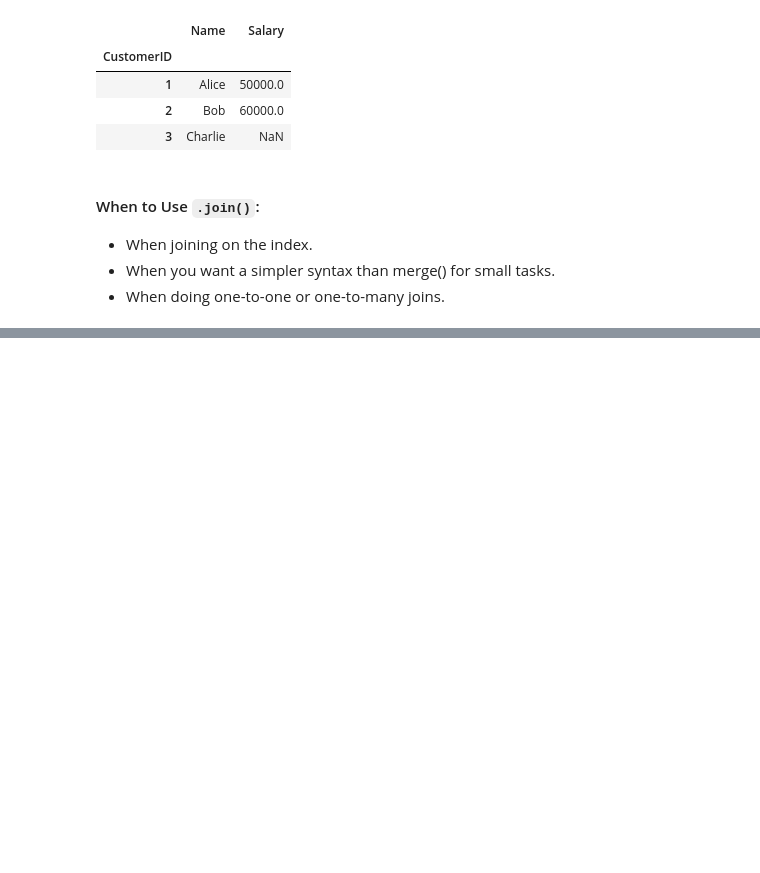
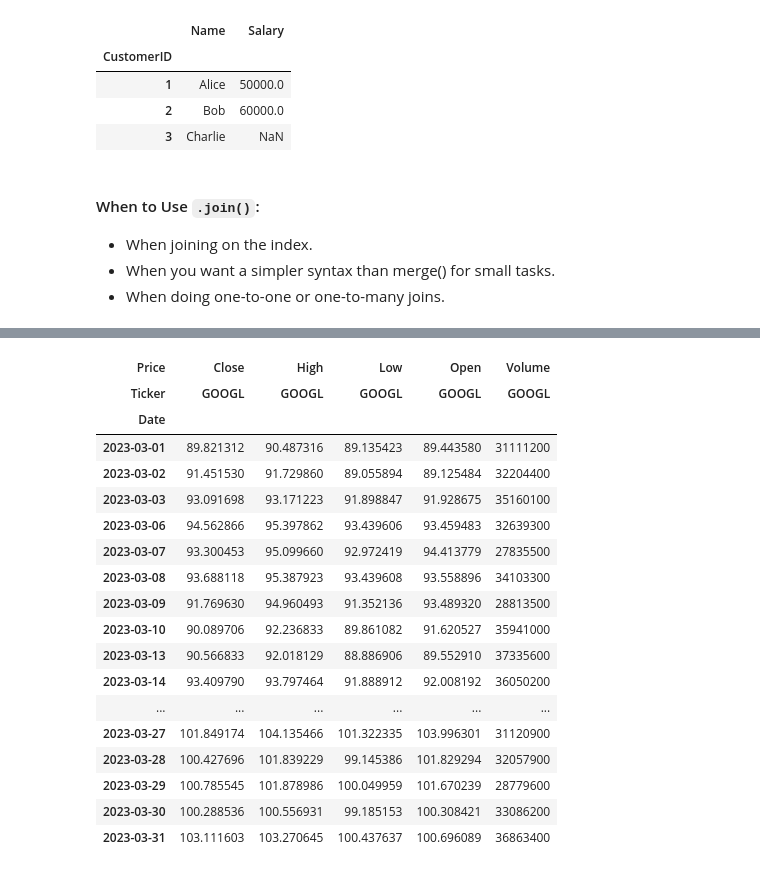
Before and after one commit to bonareri/data-science-class, a Jupyter notebook: 05-Python_for_Data_Science/06_Pandas_Data_Analysis.ipynb, the cells around one changed output, grey strips where cells are left out. Cells and saved outputs as stored; diff of their text form; code cells hidden in the pictures; blank space fills up the shorter version.

```diff
--- a/05-Python_for_Data_Science/06_Pandas_Data_Analysis.ipynb
+++ b/05-Python_for_Data_Science/06_Pandas_Data_Analysis.ipynb
@@ -216,0 +789,4 @@ result
+# %%
+# Download Google stock data from Jan 1, 2020 to present
+goog = yf.download('GOOGL', start='2020-01-01')
+goog.head()
@@ -216,0 +834,22 @@ result
+# %%
+goog.loc['2023-03']            # Data for March 2023
+# %% [output]
+| Price | Close | High | Low | Open | Volume |
+| Ticker | GOOGL | GOOGL | GOOGL | GOOGL | GOOGL |
+| Date |  |  |  |  |  |
+| 2023-03-01 | 89.821312 | 90.487316 | 89.135423 | 89.443580 | 31111200 |
+| 2023-03-02 | 91.451530 | 91.729860 | 89.055894 | 89.125484 | 32204400 |
+| 2023-03-03 | 93.091698 | 93.171223 | 91.898847 | 91.928675 | 35160100 |
+| 2023-03-06 | 94.562866 | 95.397862 | 93.439606 | 93.459483 | 32639300 |
+| 2023-03-07 | 93.300453 | 95.099660 | 92.972419 | 94.413779 | 27835500 |
+| 2023-03-08 | 93.688118 | 95.387923 | 93.439608 | 93.558896 | 34103300 |
+| 2023-03-09 | 91.769630 | 94.960493 | 91.352136 | 93.489320 | 28813500 |
+| 2023-03-10 | 90.089706 | 92.236833 | 89.861082 | 91.620527 | 35941000 |
+| 2023-03-13 | 90.566833 | 92.018129 | 88.886906 | 89.552910 | 37335600 |
+| 2023-03-14 | 93.409790 | 93.797464 | 91.888912 | 92.008192 | 36050200 |
+| ... | ... | ... | ... | ... | ... |
+| 2023-03-27 | 101.849174 | 104.135466 | 101.322335 | 103.996301 | 31120900 |
+| 2023-03-28 | 100.427696 | 101.839229 | 99.145386 | 101.829294 | 32057900 |
+| 2023-03-29 | 100.785545 | 101.878986 | 100.049959 | 101.670239 | 28779600 |
+| 2023-03-30 | 100.288536 | 100.556931 | 99.185153 | 100.308421 | 33086200 |
+| 2023-03-31 | 103.111603 | 103.270645 | 100.437637 | 100.696089 | 36863400 |
```
Also changed, not shown: parts of 97 cells of this notebook, 1 other file.
